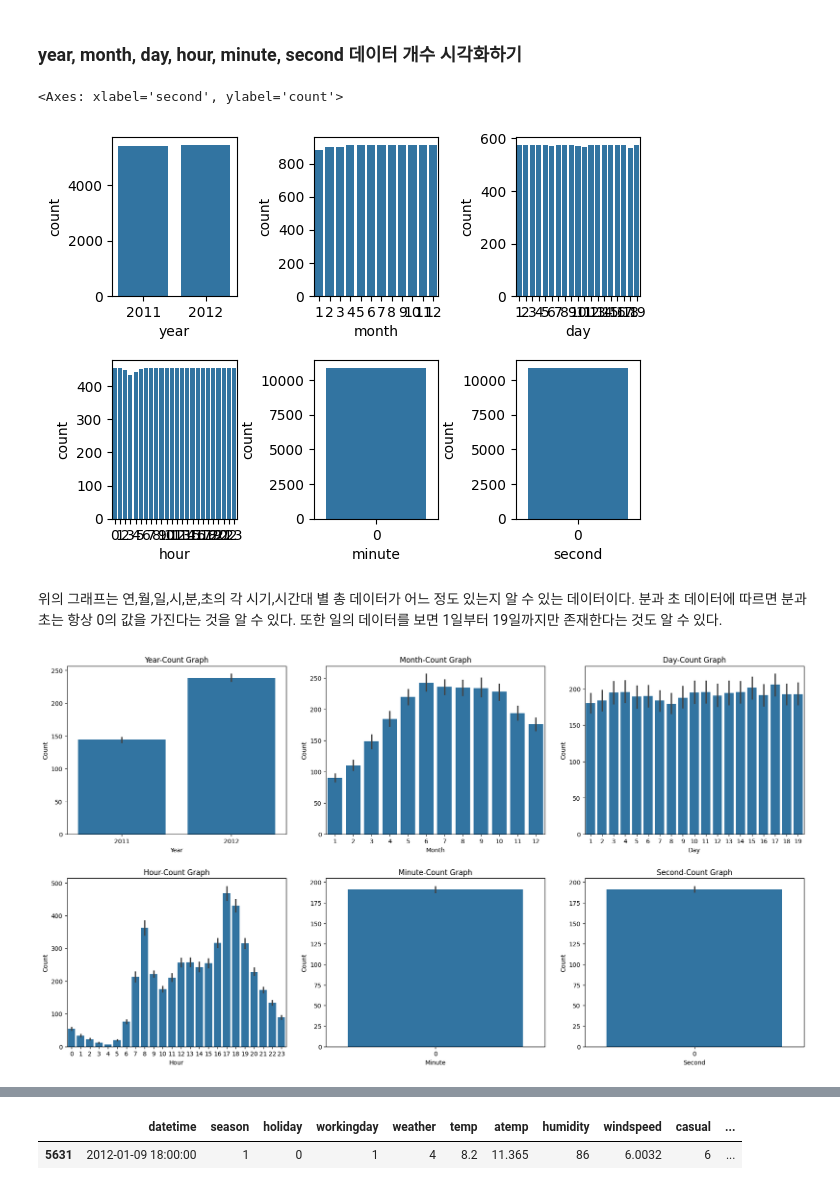
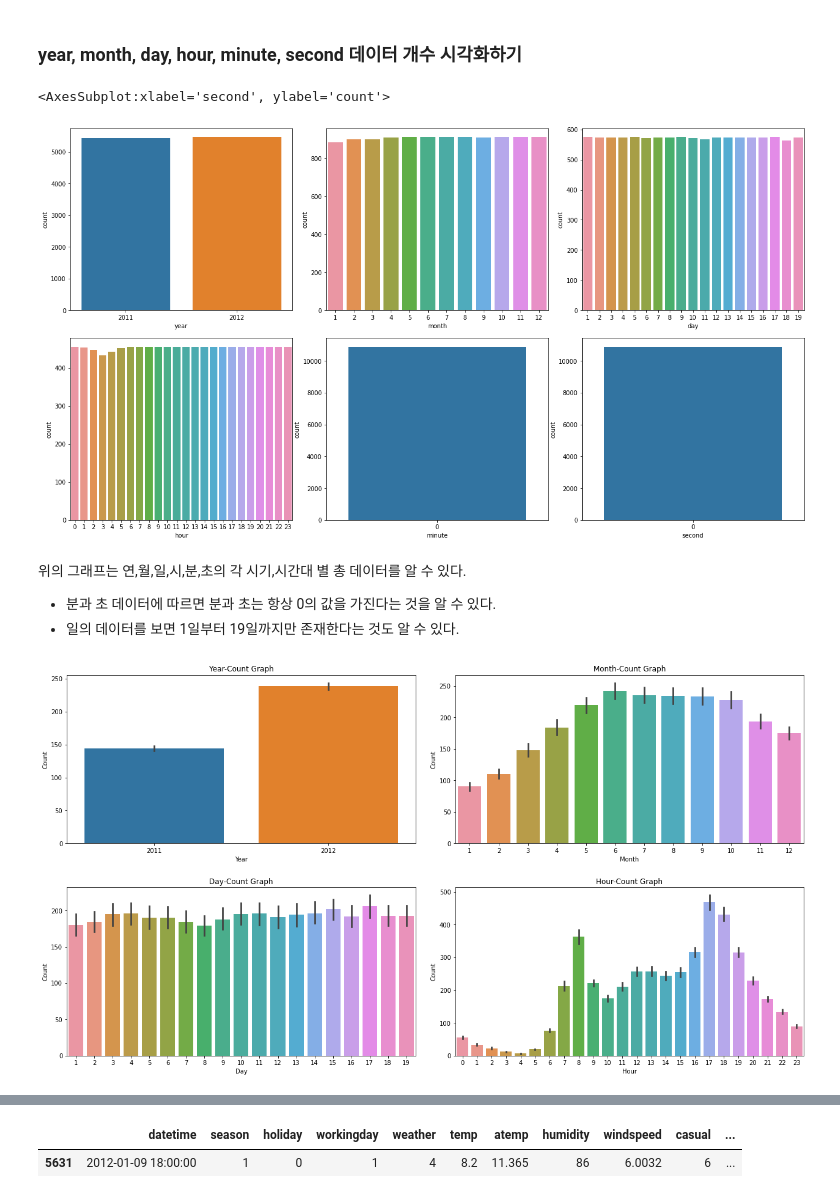
Before and after one commit to soysoj/Bike-Demand-Sharing, a Jupyter notebook: BikeSharing_Demand.ipynb, the cells around one changed output, grey strips where cells are left out. Drawn from its saved outputs; the diff is of its cells as text; code cells hidden in the pictures.

```diff
--- a/BikeSharing_Demand.ipynb
+++ b/BikeSharing_Demand.ipynb
@@ -6,7 +6,7 @@ import seaborn as sns
 # %% [markdown]
 # 데이터 가져오기
 # %%
-bike = pd.read_csv('data/data/bike-sharing-demand/train.csv')
+bike = pd.read_csv('data/bike-sharing-demand/train.csv')
 print(bike.shape)
 print(bike.head())
 # %% [output]
@@ -116,37 +116,35 @@ print(bike_test.head())
 ### year, month, day, hour, minute, second 데이터 개수 시각화하기
 # %%
 fig, axes = plt.subplots(2,3)
+fig.set_size_inches(18,10)
 fig.tight_layout(pad=2.5)
 sns.countplot(data = bike, x = bike['year'], ax= axes[0,0])
 sns.countplot(data = bike, x = bike['month'], ax= axes[0,1])
 sns.countplot(data = bike, x = bike['day'], ax= axes[0,2])
 sns.countplot(data = bike, x = bike['hour'], ax= axes[1,0])
 sns.countplot(data = bike, x = bike['minute'], ax= axes[1,1])
 sns.countplot(data = bike, x = bike['second'], ax= axes[1,2])
 # %% [output]
-<Axes: xlabel='second', ylabel='count'>
+<AxesSubplot:xlabel='second', ylabel='count'>
-[figure, old version]
+[figure, new version]
 # %% [markdown]
-위의 그래프는 연,월,일,시,분,초의 각 시기,시간대 별 총 데이터가 어느 정도 있는지 알 수 있는 데이터이다.
-분과 초 데이터에 따르면 분과 초는 항상 0의 값을 가진다는 것을 알 수 있다. 또한 일의 데이터를 보면 1일부터 19일까지만 존재한다는 것도 알 수 있다.
+위의 그래프는 연,월,일,시,분,초의 각 시기,시간대 별 총 데이터를 알 수 있다.
+* 분과 초 데이터에 따르면 분과 초는 항상 0의 값을 가진다는 것을 알 수 있다.
+* 일의 데이터를 보면 1일부터 19일까지만 존재한다는 것도 알 수 있다.
 # %%
-fig, ((ax1,ax2,ax3),(ax4,ax5, ax6)) = plt.subplots(2,3)
+fig, ((ax1,ax2),(ax3,ax4,)) = plt.subplots(2,2)
 fig.set_size_inches(18,10)
 sns.barplot(data = bike, x = 'year', y = 'count', ax = ax1)
 sns.barplot(data = bike, x = 'month', y = 'count', ax = ax2)
 sns.barplot(data = bike, x = 'day', y = 'count', ax = ax3)
 sns.barplot(data = bike, x = 'hour', y = 'count', ax = ax4)
-sns.barplot(data = bike, x = 'minute', y = 'count', ax = ax5)
-sns.barplot(data = bike, x = 'second', y = 'count', ax = ax6)
-
 
 ax1.set(xlabel = 'Year', ylabel = "Count", title = "Year-Count Graph" )
 ax2.set(xlabel = 'Month', ylabel = "Count", title = "Month-Count Graph" )
 ax3.set(xlabel = 'Day', ylabel = "Count", title = "Day-Count Graph" )
 ax4.set(xlabel = 'Hour', ylabel = "Count", title = "Hour-Count Graph" )
-ax5.set(xlabel = 'Minute', ylabel = "Count", title = "Minute-Count Graph" )
-ax6.set(xlabel = 'Second', ylabel = "Count", title = "Second-Count Graph" )
+
 fig.tight_layout(pad = 2.5)
 # %% [output]
-[figure, old version]
+[figure, new version]
 # %% [markdown]
```
Also changed, not shown: parts of 110 cells of this notebook.
